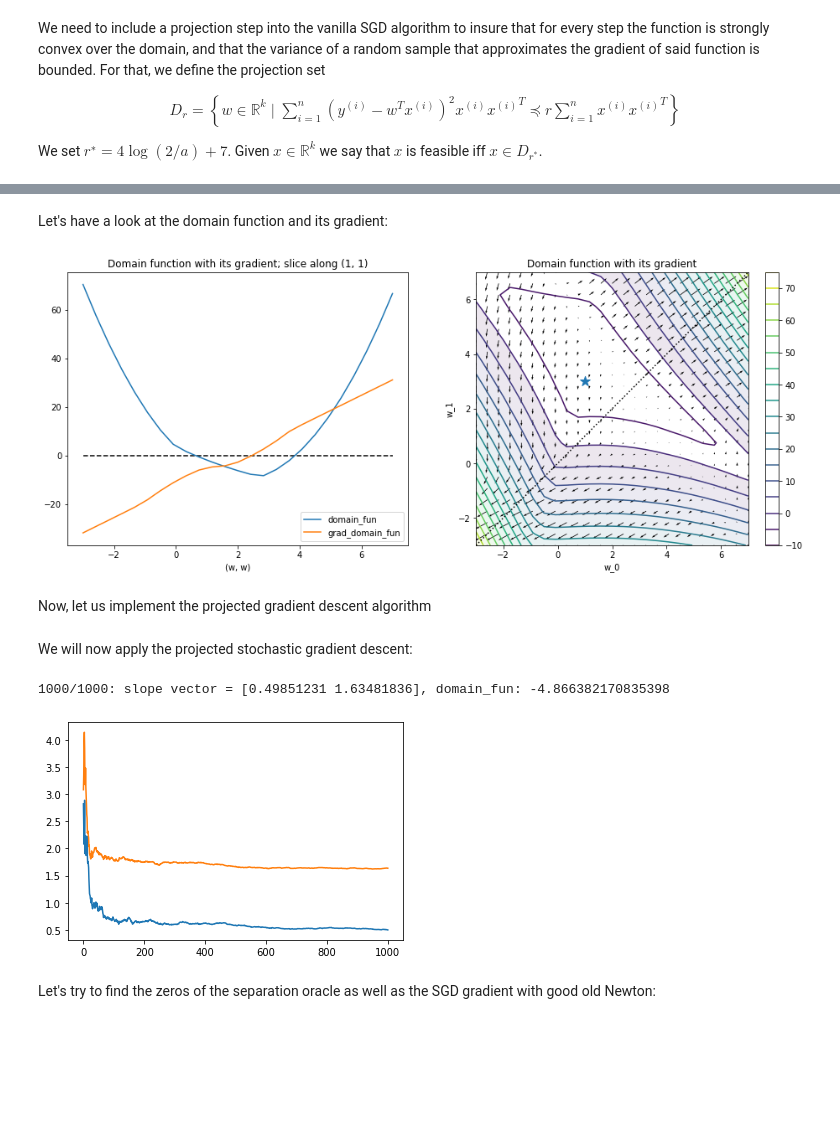
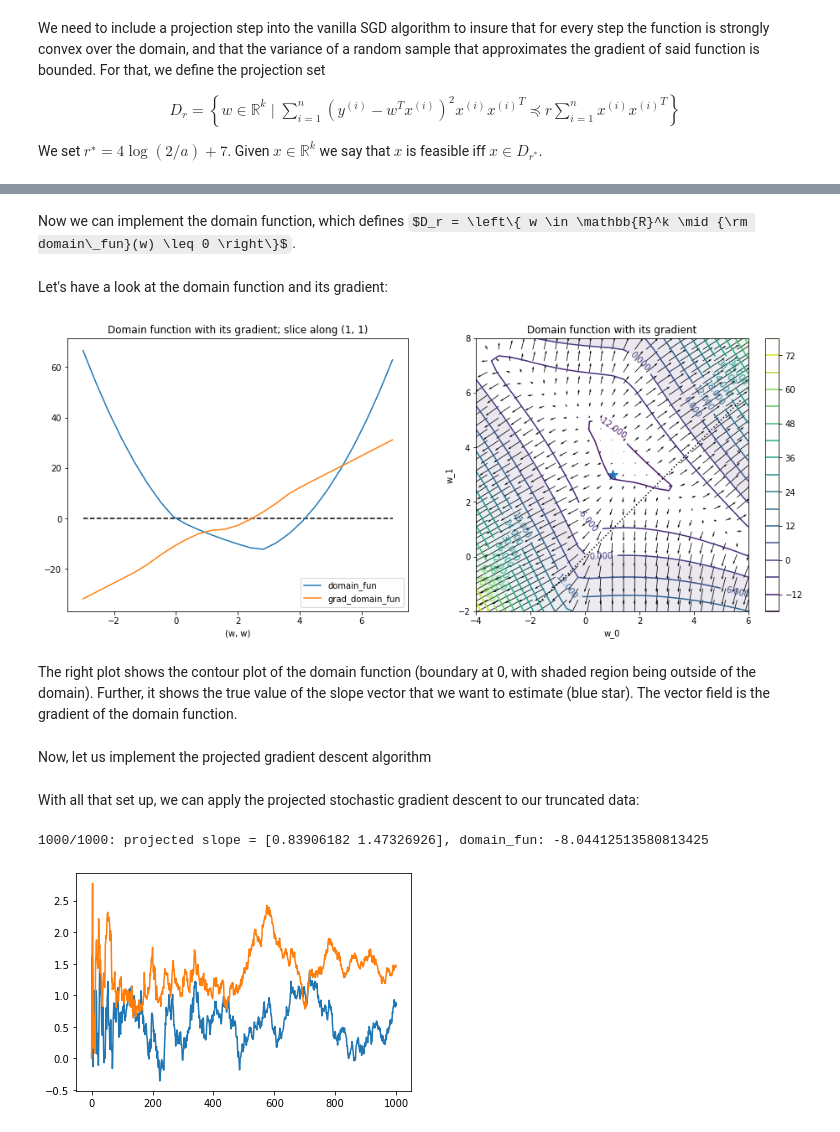
Before and after one commit to phylyc/trunc_lin_reg, a Jupyter notebook: truncated_data_learning.ipynb, the cells around one changed output, grey strips where cells are left out. Saved outputs shown, nothing was run; the diff lists cells and outputs as text; code cells hidden in the pictures; some formulas as TeX source; blank space fills up the shorter version.

Commit message:
fix plots and survival probability; todo: fix gradient estimation

```diff
--- a/truncated_data_learning.ipynb
+++ b/truncated_data_learning.ipynb
@@ -155,3 +181,5 @@ from scipy.misc import derivative
+# %% [markdown]
+Now we can implement the domain function, which defines $D_r = \left\{ w \in \mathbb{R}^k \mid {\rm domain\_fun}(w) \leq 0 \right\}$.
 # %%
 R = 4 * np.log(2 / a) + 7
 
@@ -258,19 +227,24 @@ ax.legend()
 ax.set_title('Domain function with its gradient; slice along (1, 1)');
 
 ax = fig.add_subplot(122)
-ax.plot(lin_w, lin_w, ls=':', c='k')
-ax.scatter(*t, marker='*', s=150)
+# select those points from lin_w that are also in mesh_w:
+lin_mesh = lin_w[[np.max([np.min(m) for m in mesh_w])
+                  <= l <= np.min([np.max(m) for m in mesh_w]) for l in lin_w]]
+ax.plot(lin_mesh, lin_mesh, ls=':', c='k')
 cntr = ax.contour(*mesh_w, domain2d, levels=15)
 fig.colorbar(cntr)
-# ax.clabel(cntr, inline=1, fontsize=10)
+ax.clabel(cntr, inline=1, fontsize=10)
 ax.contourf(*mesh_w, domain2d, levels=cntr.levels[cntr.levels >= 0],
             cmap=cntr.cmap, alpha=0.1)
-ax.quiver(*mesh_w, *np.transpose(gradient2d))
+ax.quiver(*mesh_w, *gradient2d, scale=150)
+ax.scatter(*t, marker='*', s=150)
 ax.set_xlabel(r'w_0')
 ax.set_ylabel(r'w_1')
 ax.set_title('Domain function with its gradient');
 # %% [output]
-[figure, old version]
+[figure, new version]
+# %% [markdown]
+The right plot shows the contour plot of the domain function (boundary at 0, with shaded region being outside of the domain). Further, it shows the true value of the slope vector that we want to estimate (blue star). The vector field is the gradient of the domain function.
 # %% [markdown]
 Now, let us implement the projected gradient descent algorithm
 # %%
@@ -313,12 +287,23 @@ def ellipsoid(w, tau):
     """
     return ellipsoid_method(w, tau, separation_oracle)
 
+def separation_oracle(u):
+    """ Computing the gradient of the domain_fun is
+        equivalent to equation (16) of the article.
+
+        return True if u is in D_r
+        return g for which {z | g * (z - u) == 0} is a
+            separating hyperplane between u and D_r
+    """
+    return in_domain(u), grad_domain_fun(u)
+
 def ellipsoid_method(x, tau, H):
     """ Given ellipsoid {z | (z - x)**2 <= tau},
         and separation oracle H between x and D_r,
         construct a sequence of ellipsoids of decreasing volume
         {z | (z - x[k])**2 <= P[k]}, P[k+1] < P[k],
         that finds a x[k] in D_r for high enough k, if it exists.
+
         return x[k] or None
     """
     if tau < 0:
@@ -328,48 +313,46 @@ def ellipsoid_method(x, tau, H):
     eps = 1e-3  # lower bound on volume of space of feasible solutions
     P = tau * np.eye(n)  # initialization
     g = 1e10 * one  # initialization to enter loop
-    while np.sqrt(np.matmul(g.T, np.matmul(P, g))) > eps: # feasible solution space not empty
+    while np.sqrt(np.matmul(g.T, np.matmul(P, g))) > eps:
+        # while feasible solution space not empty
         is_feasible, g = H(x)
         if is_feasible:
             return x
         else:
             g_norm = g / np.sqrt(np.matmul(g.T, np.matmul(P, g)))
             x = x - 1/(n + 1) * np.matmul(P, g_norm)
-#             P = P - 2/(n + 1) * np.outer(np.matmul(P, g_norm), np.matmul(g_norm.T, P))
-#             P *= n**2/(n**2 - 1)
             P = P + 2/(n + 1) * np.outer(g_norm, g_norm.T)
             P *= 1 - 1/n**2
     return None
 
-def gradient_estimation(r, w, y):
+def gradient_estimation(x, w, y):
     """ return random sample that estimates gradient of log-likelihood
     """
     in_truncated_set = False
     while not in_truncated_set:
         sample = np.random.randint(len(x_trunc))
-        x = x_trunc[sample]
-        z = np.random.normal(np.matmul(w.T, x), 1)
+        u = x_trunc[sample]
+        z = np.random.normal(np.matmul(w.T, u), 1)
         in_truncated_set = membership(z)
-    return (y * r - z * x)
+    return (y * x - z * u)
 
-def PSGD(data, n_iter, l_rate):
-    w = [project_to_domain(4 * one)]
+def PSGD(data, n_iter, l_rate, init=one):
+    w = [project_to_domain(init)]
     for i in range(1, n_iter+1):
-        sample = np.random.randint(n_samples_trunc)
-        x, y = x_trunc[sample], y_trunc[sample]
+        sample = np.random.randint(len(data))
+        x, y = data[sample, :-1], data[sample, -1]
         v = gradient_estimation(x, w[i-1], y)
-        r = w[i-1] + l_rate / i * v
+        r = w[i-1] + l_rate / np.sqrt(i) * v
         r_proj = project_to_domain(r)
         w.append(r_proj)
-        print(f'{i}/{n_iter}: slope vector = {r_proj}, domain_fun: {domain_fun(r)}', end='\r')
+        print(f'{i}/{n_iter}: projected slope = {r_proj}, '
+              f'domain_fun: {domain_fun(r)}', end='\r')
     return w
 # %% [markdown]
-We will now apply the projected stochastic gradient descent:
+With all that set up, we can apply the projected stochastic gradient descent to our truncated data:
 # %%
-slope = PSGD(truncated_data, n_iter=1000, l_rate=1)
+slope = PSGD(truncated_data, n_iter=1000, l_rate=1, init=np.array([0, 0]))
 plt.plot(slope);
 # %% [output]
-1000/1000: slope vector = [0.49851231 1.63481836], domain_fun: -4.866382170835398
+1000/1000: projected slope = [0.83906182 1.47326926], domain_fun: -8.04412513580813425
-[figure, old version]
+[figure, new version]
-# %% [markdown]
-Let's try to find the zeros of the separation oracle as well as the SGD gradient with good old Newton:
```
Also changed, not shown: parts of 54 cells of this notebook.
